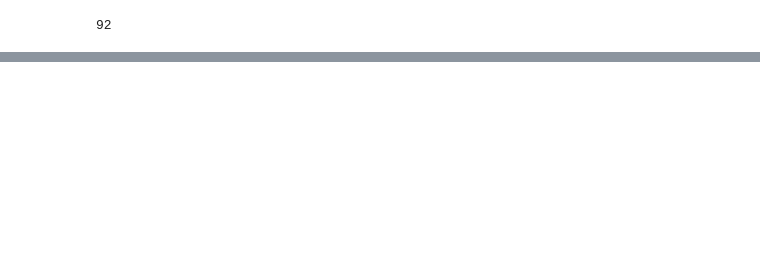
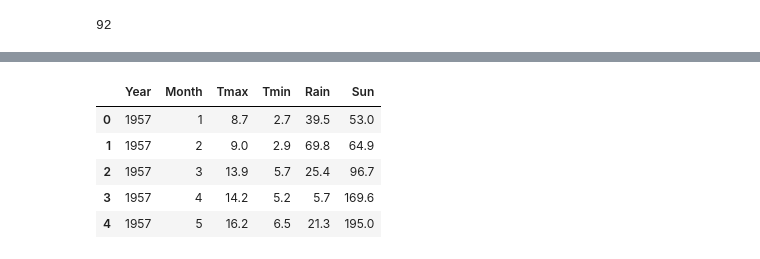
Before and after one commit to Juliocwb/PosMapa, a Jupyter notebook: Bolsab3/Mapab3.ipynb, the cells around one changed output, grey strips where cells are left out. Saved outputs shown, nothing was run; the diff lists cells and outputs as text; code cells hidden in the pictures; blank space fills up the shorter version.

```diff
--- a/Bolsab3/Mapab3.ipynb
+++ b/Bolsab3/Mapab3.ipynb
@@ -340,0 +349,10 @@ df_ibov.to_sql('ibov', conexao, if_exists='replace')
+# %%
+df_tempo = pd.read_csv('https://github.com/alanjones2/dataviz/raw/master/londonweather.csv')
+df_tempo.head()
+# %% [output]
+|  | Year | Month | Tmax | Tmin | Rain | Sun |
+| 0 | 1957 | 1 | 8.7 | 2.7 | 39.5 | 53.0 |
+| 1 | 1957 | 2 | 9.0 | 2.9 | 69.8 | 64.9 |
+| 2 | 1957 | 3 | 13.9 | 5.7 | 25.4 | 96.7 |
+| 3 | 1957 | 4 | 14.2 | 5.2 | 5.7 | 169.6 |
+| 4 | 1957 | 5 | 16.2 | 6.5 | 21.3 | 195.0 |
```
Also changed, not shown: parts of 21 cells of this notebook, 2 other files.
